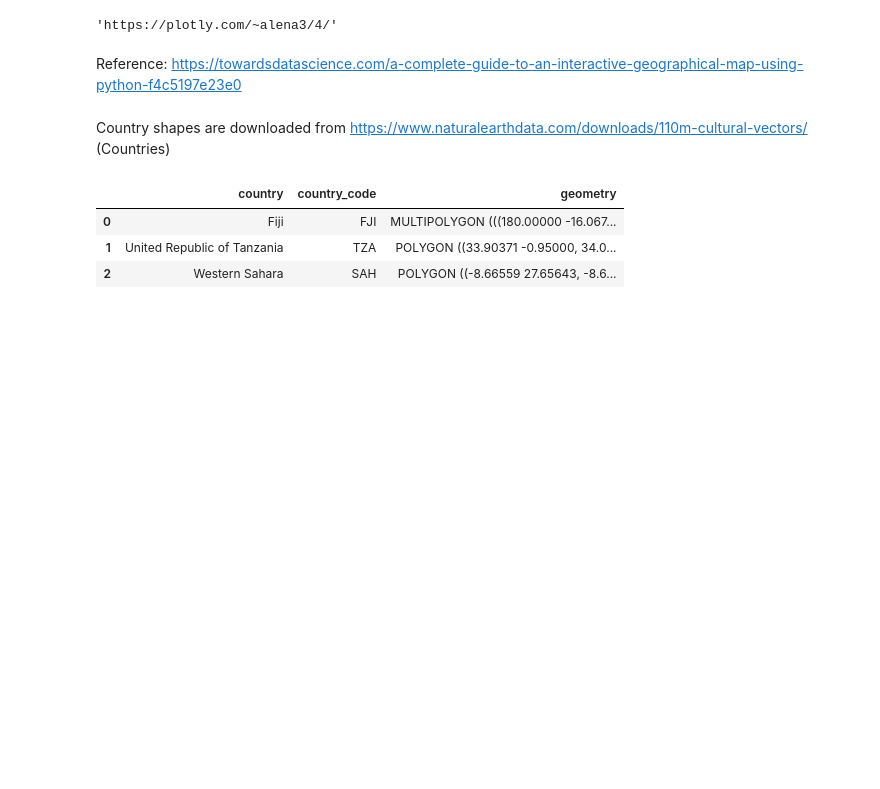
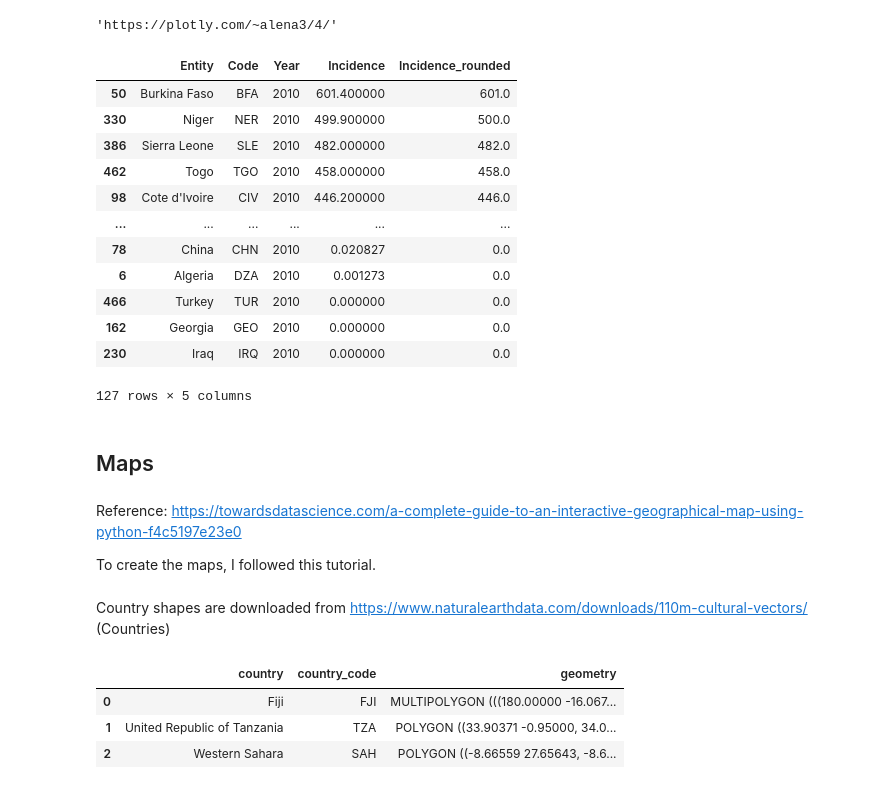
Before and after one commit to Klalena/BIOS823-Statistical_Programming-for-Big-Data, a Jupyter notebook: Homework/Malaria_visualizations.ipynb, the cells around one changed output. Cells and saved outputs as stored; diff of their text form; code cells hidden in the pictures; blank space fills up the shorter version.

```diff
--- a/Homework/Malaria_visualizations.ipynb
+++ b/Homework/Malaria_visualizations.ipynb
@@ -134,8 +104,30 @@ incdidences_over_time
 py.plot(incdidences_over_time, filename = 'Malaria Incidences over Time', auto_open = False)
 # %% [output]
 'https://plotly.com/~alena3/4/'
+# %%
+#check the top countries with the highest number of incidents
+df2010 = malaria_inc[malaria_inc.Year == 2010]
+df2010.sort_values('Incidence', ascending = False)
+# %% [output]
+|  | Entity | Code | Year | Incidence | Incidence_rounded |
+| 50 | Burkina Faso | BFA | 2010 | 601.400000 | 601.0 |
+| 330 | Niger | NER | 2010 | 499.900000 | 500.0 |
+| 386 | Sierra Leone | SLE | 2010 | 482.000000 | 482.0 |
+| 462 | Togo | TGO | 2010 | 458.000000 | 458.0 |
+| 98 | Cote d'Ivoire | CIV | 2010 | 446.200000 | 446.0 |
+| ... | ... | ... | ... | ... | ... |
+| 78 | China | CHN | 2010 | 0.020827 | 0.0 |
+| 6 | Algeria | DZA | 2010 | 0.001273 | 0.0 |
+| 466 | Turkey | TUR | 2010 | 0.000000 | 0.0 |
+| 162 | Georgia | GEO | 2010 | 0.000000 | 0.0 |
+| 230 | Iraq | IRQ | 2010 | 0.000000 | 0.0 |
+127 rows × 5 columns
+# %% [markdown]
+## Maps
 # %% [markdown]
 Reference: https://towardsdatascience.com/a-complete-guide-to-an-interactive-geographical-map-using-python-f4c5197e23e0
+
+To create the maps, I followed this tutorial.
 # %%
 ! python3 -m pip install --quiet geopandas
 # %% [markdown]
```
Also changed, not shown: parts of 27 cells of this notebook, 2 other files.
